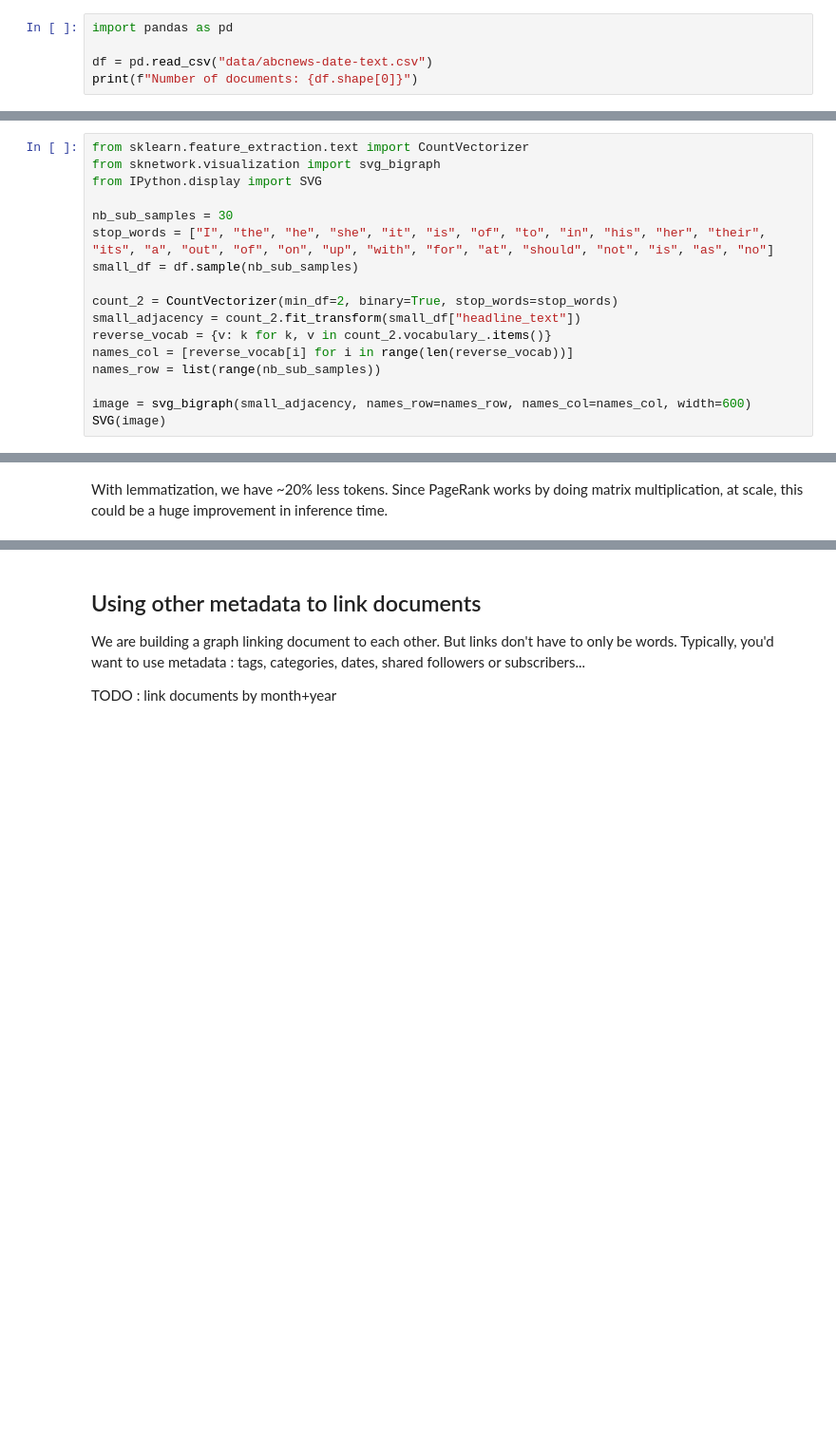
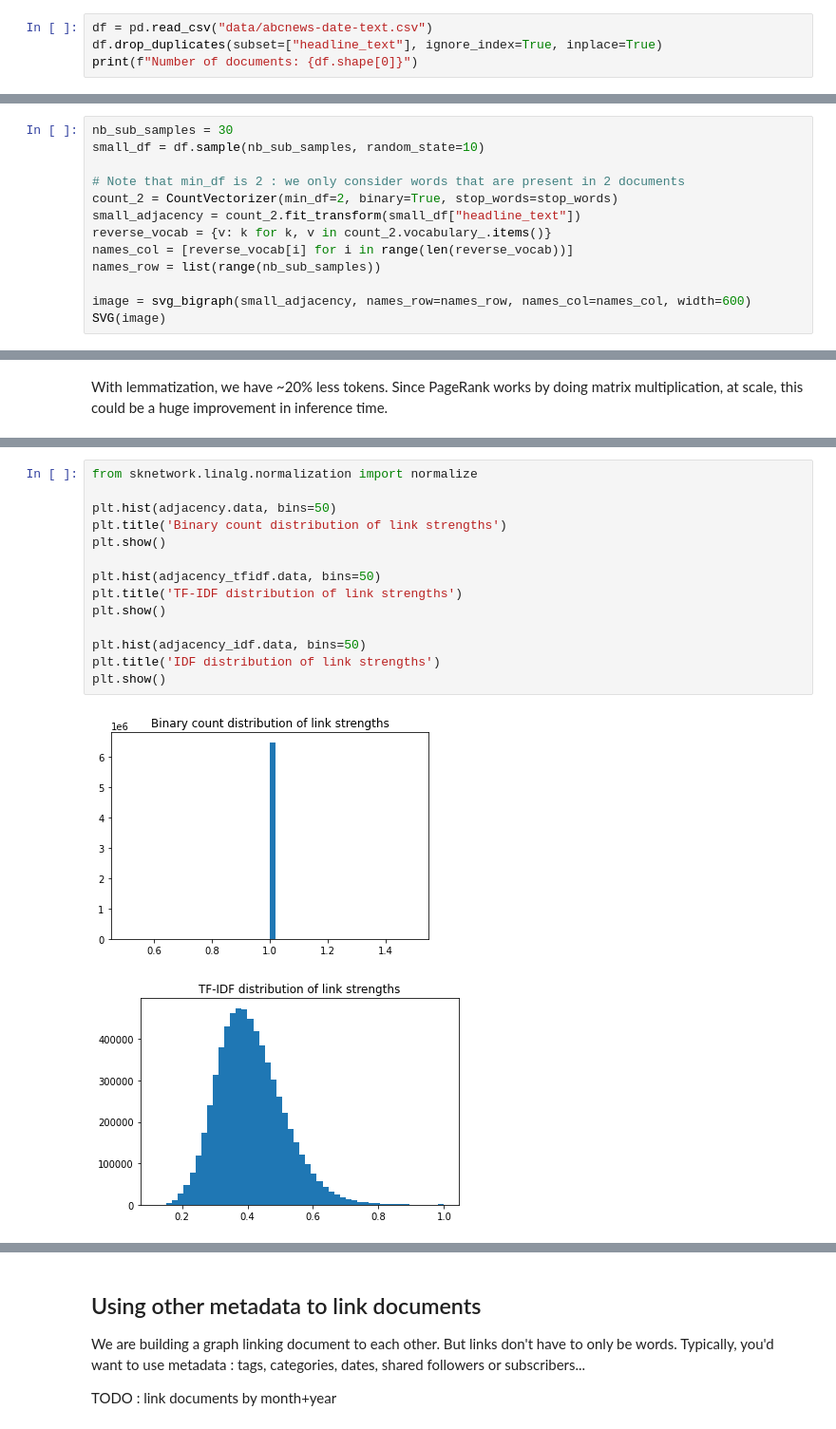
Before and after one commit to oulianov/explorative-search, a Jupyter notebook: graph-search.ipynb, the cells around one changed output, grey strips where cells are left out. Shown: that part at 95% size. Cells and saved outputs as stored; diff of their text form; blank space fills up the shorter version.

```diff
--- a/graph-search.ipynb
+++ b/graph-search.ipynb
@@ -17,8 +29,7 @@ The technique I introduce here helps you discover a text-based knowledge base by
 
 We will be working with a dataset of ABC news headlines (Austalian Broadcasting Corporation). Thanks to Rohit Kulkarni for [sharing this dataset on Kaggle](https://www.kaggle.com/therohk/million-headlines). There are more than a million headlines in this dataset.
 # %%
-import pandas as pd
-
 df = pd.read_csv("data/abcnews-date-text.csv")
+df.drop_duplicates(subset=["headline_text"], ignore_index=True, inplace=True)
 print(f"Number of documents: {df.shape[0]}")
 # %% [output]
@@ -32,14 +43,10 @@ For a corpus of text, this representation can be interpretated as a bigraph adja
 
 Below, on the left, you have 30 random article headlines. On the right, they are connected to words. You can jump from an article to another by following their common words.
 # %%
-from sklearn.feature_extraction.text import CountVectorizer
-from sknetwork.visualization import svg_bigraph
-from IPython.display import SVG
+nb_sub_samples = 30
+small_df = df.sample(nb_sub_samples, random_state=10)
 
-nb_sub_samples = 30
-stop_words = ["I", "the", "he", "she", "it", "is", "of", "to", "in", "his", "her", "their", "its", "a", "out", "of", "on", "up", "with", "for", "at", "should", "not", "is", "as", "no"]
-small_df = df.sample(nb_sub_samples)
-
+# Note that min_df is 2 : we only consider words that are present in 2 documents
 count_2 = CountVectorizer(min_df=2, binary=True, stop_words=stop_words)
 small_adjacency = count_2.fit_transform(small_df["headline_text"])
 reverse_vocab = {v: k for k, v in count_2.vocabulary_.items()}
@@ -289,0 +507,17 @@ todo: TF-IDF + threshold
+# %%
+from sknetwork.linalg.normalization import normalize
+
+plt.hist(adjacency.data, bins=50)
+plt.title('Binary count distribution of link strengths')
+plt.show()
+
+plt.hist(adjacency_tfidf.data, bins=50)
+plt.title('TF-IDF distribution of link strengths')
+plt.show()
+
+plt.hist(adjacency_idf.data, bins=50)
+plt.title('IDF distribution of link strengths')
+plt.show()
+# %% [output]
+[figure, added]
+[figure, added]
```
Also changed, not shown: parts of 52 cells of this notebook.
